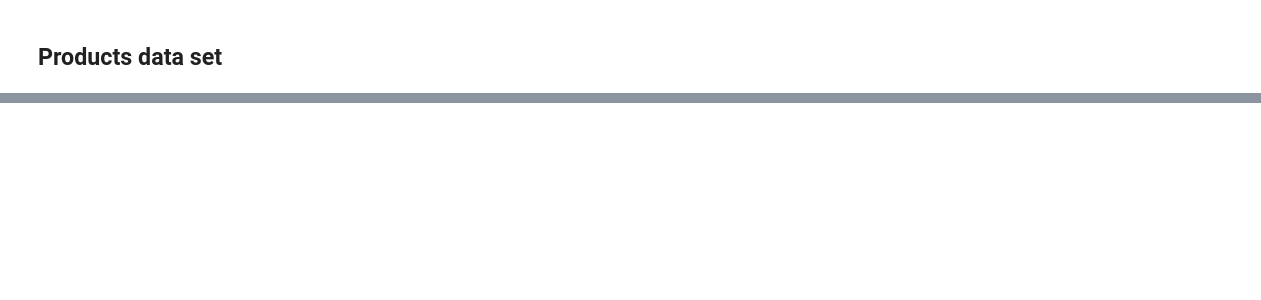
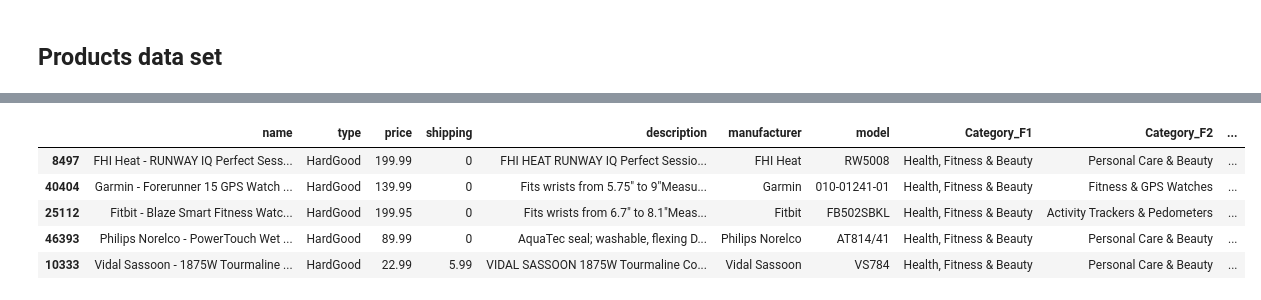
Before and after one commit to AmritRaj23/open-data-set, a Jupyter notebook: Product_Data_Analysis.ipynb, the cells around one changed output, grey strips where cells are left out. Drawn from its saved outputs; the diff is of its cells as text; code cells hidden in the pictures; blank space fills up the shorter version.

```diff
--- a/Product_Data_Analysis.ipynb
+++ b/Product_Data_Analysis.ipynb
@@ -63,0 +144,11 @@ pandas_profiling.ProfileReport(df_products)
+# %%
+df_health_fitness_beauty = df_products[df_products["Category_F1"] == 'Health, Fitness & Beauty'].sample(n=5)
+# %%
+df_health_fitness_beauty
+# %% [output]
+|  | name | type | price | shipping | description | manufacturer | model | Category_F1 | Category_F2 | ... |
+| 8497 | FHI Heat - RUNWAY IQ Perfect Sess... | HardGood | 199.99 | 0 | FHI HEAT RUNWAY IQ Perfect Sessio... | FHI Heat | RW5008 | Health, Fitness & Beauty | Personal Care & Beauty | ... |
+| 40404 | Garmin - Forerunner 15 GPS Watch ... | HardGood | 139.99 | 0 | Fits wrists from 5.75" to 9"Measu... | Garmin | 010-01241-01 | Health, Fitness & Beauty | Fitness & GPS Watches | ... |
+| 25112 | Fitbit - Blaze Smart Fitness Watc... | HardGood | 199.95 | 0 | Fits wrists from 6.7" to 8.1"Meas... | Fitbit | FB502SBKL | Health, Fitness & Beauty | Activity Trackers & Pedometers | ... |
+| 46393 | Philips Norelco - PowerTouch Wet ... | HardGood | 89.99 | 0 | AquaTec seal; washable, flexing D... | Philips Norelco | AT814/41 | Health, Fitness & Beauty | Personal Care & Beauty | ... |
+| 10333 | Vidal Sassoon - 1875W Tourmaline ... | HardGood | 22.99 | 5.99 | VIDAL SASSOON 1875W Tourmaline Co... | Vidal Sassoon | VS784 | Health, Fitness & Beauty | Personal Care & Beauty | ... |
```
Also changed, not shown: parts of 24 cells of this notebook.
